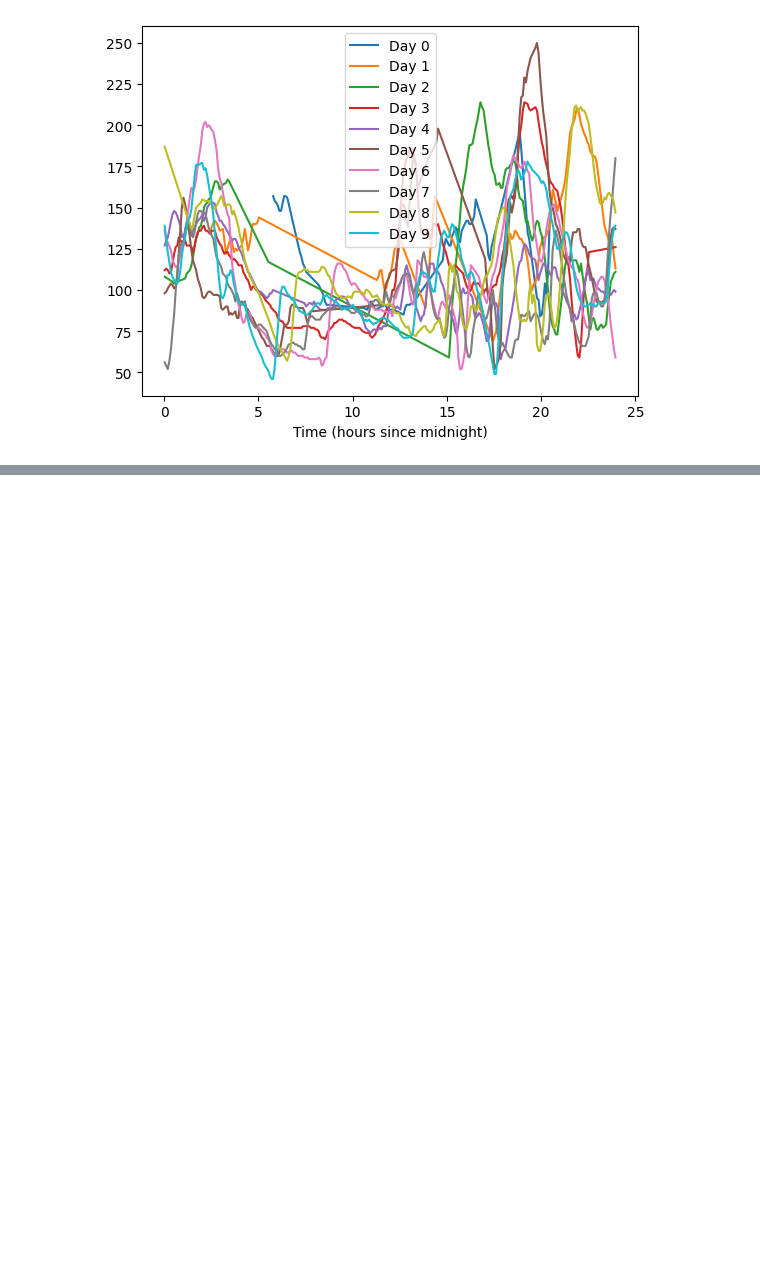
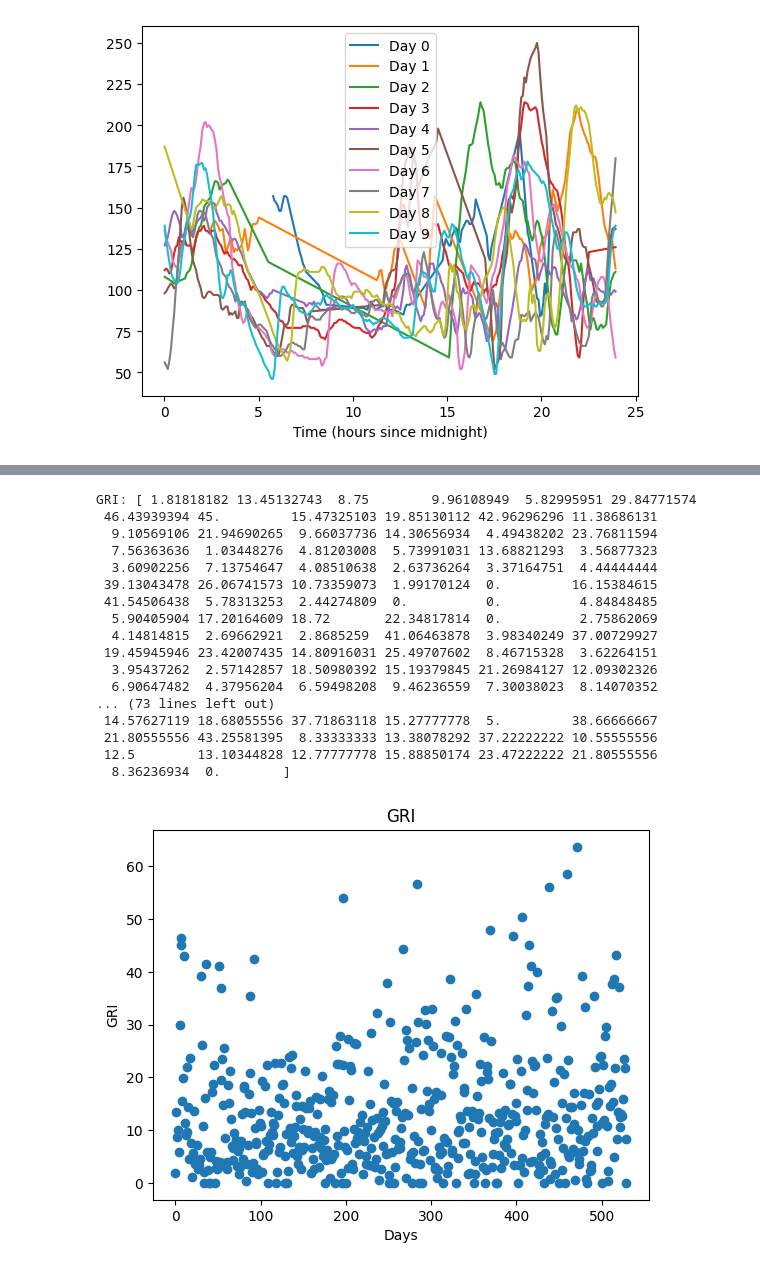
Before and after one commit to francesco-vaselli/GlucoseGuard, a Jupyter notebook: src/data_processing/explore_dataset.ipynb, the cells around one changed output, grey strips where cells are left out. Drawn from its saved outputs; the diff is of its cells as text; code cells hidden in the pictures; blank space fills up the shorter version.

```diff
--- a/src/data_processing/explore_dataset.ipynb
+++ b/src/data_processing/explore_dataset.ipynb
@@ -29,10 +37,14 @@ fig, ax = plt.subplots()
 for i in range(10):
     day_data = ds.item().get("72492570")[i]
     bg = [t[0] for t in day_data]  # Blood glucose levels
-    seconds = [t[1] for t in day_data]  # Seconds of the day
+    datetimes = [t[1] for t in day_data]
+
+    # Convert datetimes to hours
+    hours = [t.hour + t.minute / 60.0 for t in datetimes]
+
 
     # Convert seconds to hours
-    hours = np.array(seconds) / 3600.0
+    #hours = np.array(seconds) / 3600.0
 
     ax.plot(hours, bg, label=f"Day {i}")
 
@@ -46,3 +58,22 @@ plt.legend()
 plt.show()
 # %% [output]
 [figure]
+# %%
+# get the data into a df with the following columns:
+# data['Time'] = pd.to_datetime(data['Time'], format='%Y-%m-%dT%H:%M:%S')
+# data['Glucose'] = pd.to_numeric(df['Glucose Value (mg/dL)']) <- change this with the name of your glucose column
+# data['Day'] = data['Time'].datetime.date data = data.reset_index()
+
+data = pd.DataFrame(columns=['Time', 'Glucose', 'Day'])
+for patient in ds.item():
+    for day in ds.item().get(patient):
+        patient_list = []
+        patient_id = patient
+        for i in range(len(day)):
+            # append the data to a list
+            patient_list.append({'Time': day[i][1], 'Glucose': day[i][0], 'Day': day[i][1].date()})
+
+        # concat the list to the dataframe setting the patient id as the index
+        data = pd.concat([data, pd.DataFrame(patient_list, index=[patient_id]*len(patient_list))])
+
+print(data.head())
@@ -48,0 +149,34 @@ plt.show()
+# %%
+# get the metrics for just one patient
+metrics = Metrics(data.loc['72492570'])
+
+#tbr = metrics.tbr()
+gri = metrics.gri()
+#print(f'TAR: {tar}%')
+print(f'GRI: {gri}')
+
+# plot the gri scatter plot
+plt.scatter(range(len(gri)), gri)
+plt.title('GRI')
+plt.xlabel('Days')
+plt.ylabel('GRI')
+plt.show()
+# %% [output]
+GRI: [ 1.81818182 13.45132743  8.75        9.96108949  5.82995951 29.84771574
+ 46.43939394 45.         15.47325103 19.85130112 42.96296296 11.38686131
+  9.10569106 21.94690265  9.66037736 14.30656934  4.49438202 23.76811594
+  7.56363636  1.03448276  4.81203008  5.73991031 13.68821293  3.56877323
+  3.60902256  7.13754647  4.08510638  2.63736264  3.37164751  4.44444444
+ 39.13043478 26.06741573 10.73359073  1.99170124  0.         16.15384615
+ 41.54506438  5.78313253  2.44274809  0.          0.          4.84848485
+  5.90405904 17.20164609 18.72       22.34817814  0.          2.75862069
+  4.14814815  2.69662921  2.8685259  41.06463878  3.98340249 37.00729927
+ 19.45945946 23.42007435 14.80916031 25.49707602  8.46715328  3.62264151
+  3.95437262  2.57142857 18.50980392 15.19379845 21.26984127 12.09302326
+  6.90647482  4.37956204  6.59498208  9.46236559  7.30038023  8.14070352
+... (73 lines left out)
+ 14.57627119 18.68055556 37.71863118 15.27777778  5.         38.66666667
+ 21.80555556 43.25581395  8.33333333 13.38078292 37.22222222 10.55555556
+ 12.5        13.10344828 12.77777778 15.88850174 23.47222222 21.80555556
+  8.36236934  0.        ]
+[figure, added]
```
Also changed, not shown: parts of 7 cells of this notebook, 1 other file.
